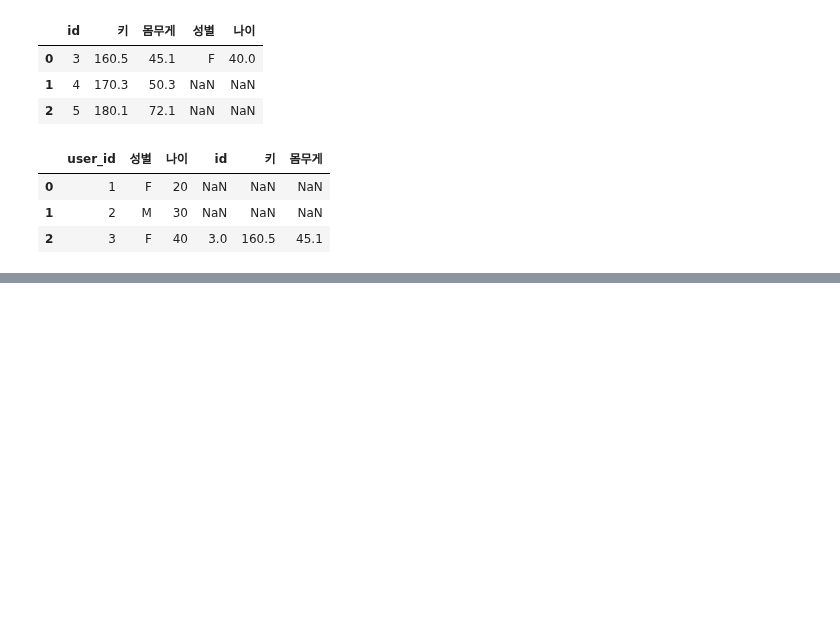
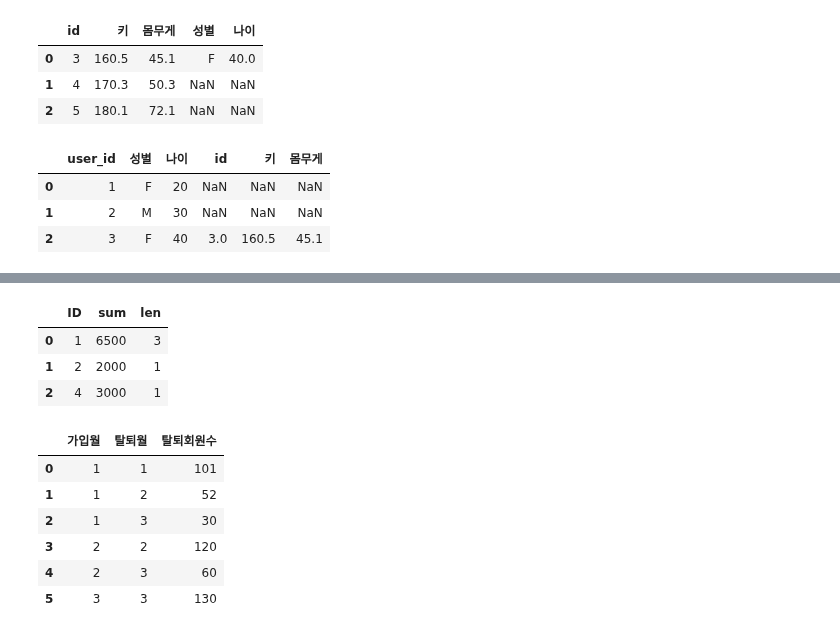
Before and after one commit to WooHyun94/TIL, a Jupyter notebook: Python/220929.ipynb, the cells around one changed output, grey strips where cells are left out. Cells and saved outputs as stored; diff of their text form; code cells hidden in the pictures; blank space fills up the shorter version.

```diff
--- a/Python/220929.ipynb
+++ b/Python/220929.ipynb
@@ -178,0 +207,22 @@ pd.merge(df1, df2, how='left', left_on='user_id', right_on='id')
+# %%
+df3.reset_index(inplace=True)
+df3
+# %% [output]
+|  | ID | sum | len |
+| 0 | 1 | 6500 | 3 |
+| 1 | 2 | 2000 | 1 |
+| 2 | 4 | 3000 | 1 |
+# %%
+# 피벗 테이블
+df = pd.DataFrame({'가입월' : [1, 1, 1, 2, 2, 3],
+                    '탈퇴월' : [1, 2, 3, 2, 3, 3],
+                    '탈퇴회원수' : [101, 52, 30, 120, 60, 130]})
+df
+# %% [output]
+|  | 가입월 | 탈퇴월 | 탈퇴회원수 |
+| 0 | 1 | 1 | 101 |
+| 1 | 1 | 2 | 52 |
+| 2 | 1 | 3 | 30 |
+| 3 | 2 | 2 | 120 |
+| 4 | 2 | 3 | 60 |
+| 5 | 3 | 3 | 130 |
```
Also changed, not shown: parts of 5 cells of this notebook.
